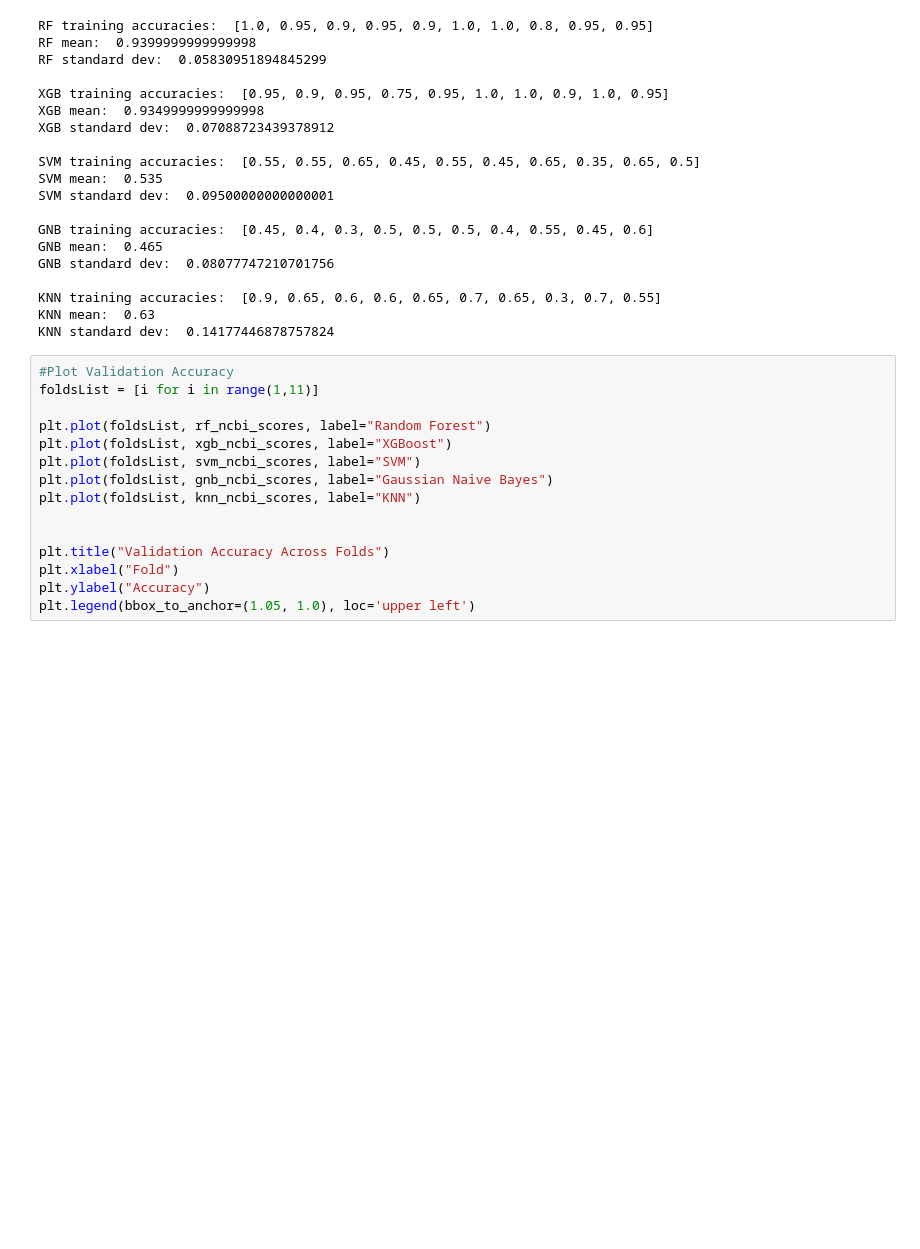
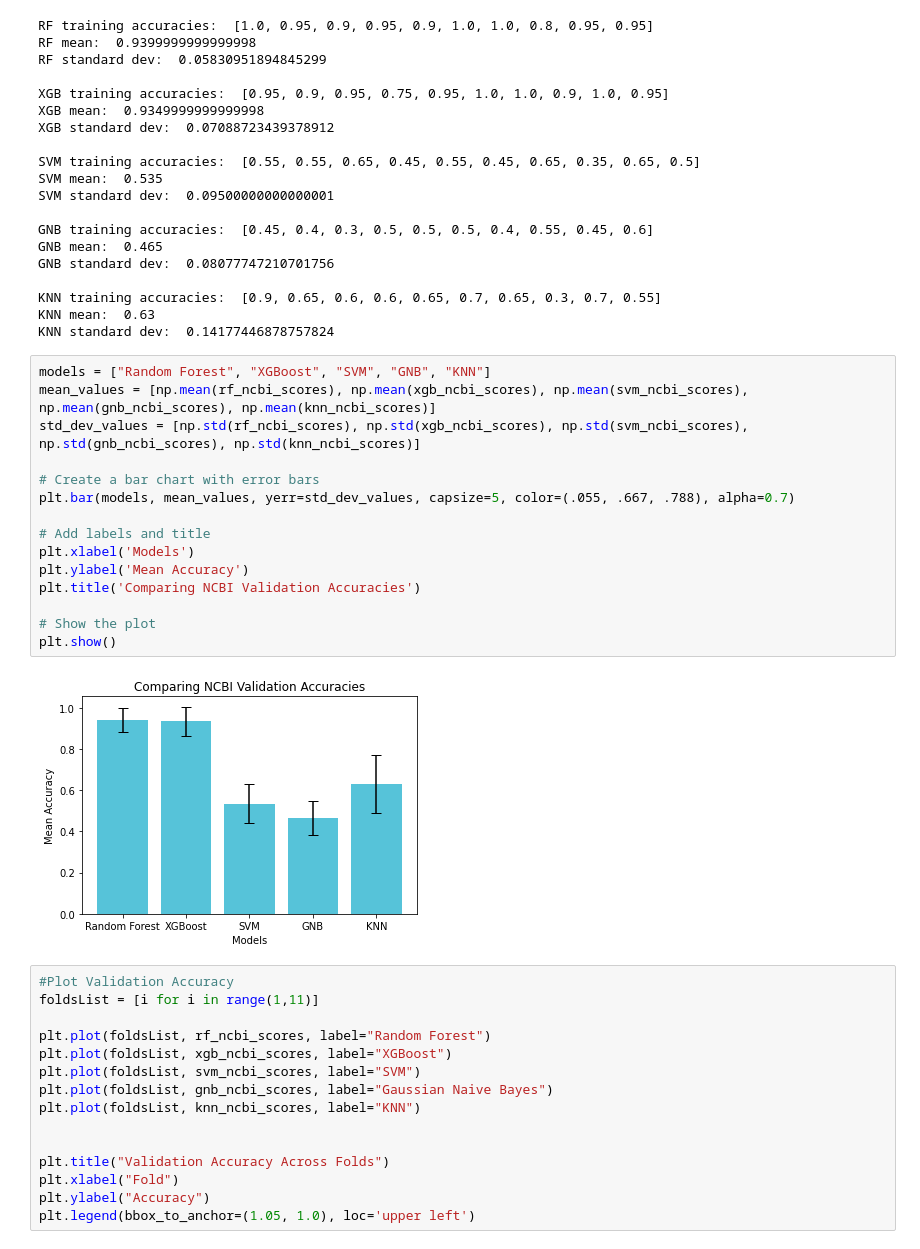
Before and after one commit to shushkovsky/02-518-Pancreatic-Cancer-Detection-Project, a Jupyter notebook: PancreaticCancerDetection.ipynb, the cells around one changed output. Cells and saved outputs as stored; diff of their text form; blank space fills up the shorter version.

```diff
--- a/PancreaticCancerDetection.ipynb
+++ b/PancreaticCancerDetection.ipynb
@@ -742,6 +736,23 @@ GNB standard dev:  0.08077747210701756
 KNN training accuracies:  [0.9, 0.65, 0.6, 0.6, 0.65, 0.7, 0.65, 0.3, 0.7, 0.55]
 KNN mean:  0.63
 KNN standard dev:  0.14177446878757824
+# %%
+models = ["Random Forest", "XGBoost", "SVM", "GNB", "KNN"]
+mean_values = [np.mean(rf_ncbi_scores), np.mean(xgb_ncbi_scores), np.mean(svm_ncbi_scores), np.mean(gnb_ncbi_scores), np.mean(knn_ncbi_scores)]
+std_dev_values = [np.std(rf_ncbi_scores), np.std(xgb_ncbi_scores), np.std(svm_ncbi_scores), np.std(gnb_ncbi_scores), np.std(knn_ncbi_scores)]
+
+# Create a bar chart with error bars
+plt.bar(models, mean_values, yerr=std_dev_values, capsize=5, color=(.055, .667, .788), alpha=0.7)
+
+# Add labels and title
+plt.xlabel('Models')
+plt.ylabel('Mean Accuracy')
+plt.title('Comparing NCBI Validation Accuracies')
+
+# Show the plot
+plt.show()
+# %% [output]
+[figure, added]
 # %%
 #Plot Validation Accuracy
 foldsList = [i for i in range(1,11)]
```
Also changed, not shown: parts of 4 cells of this notebook.
